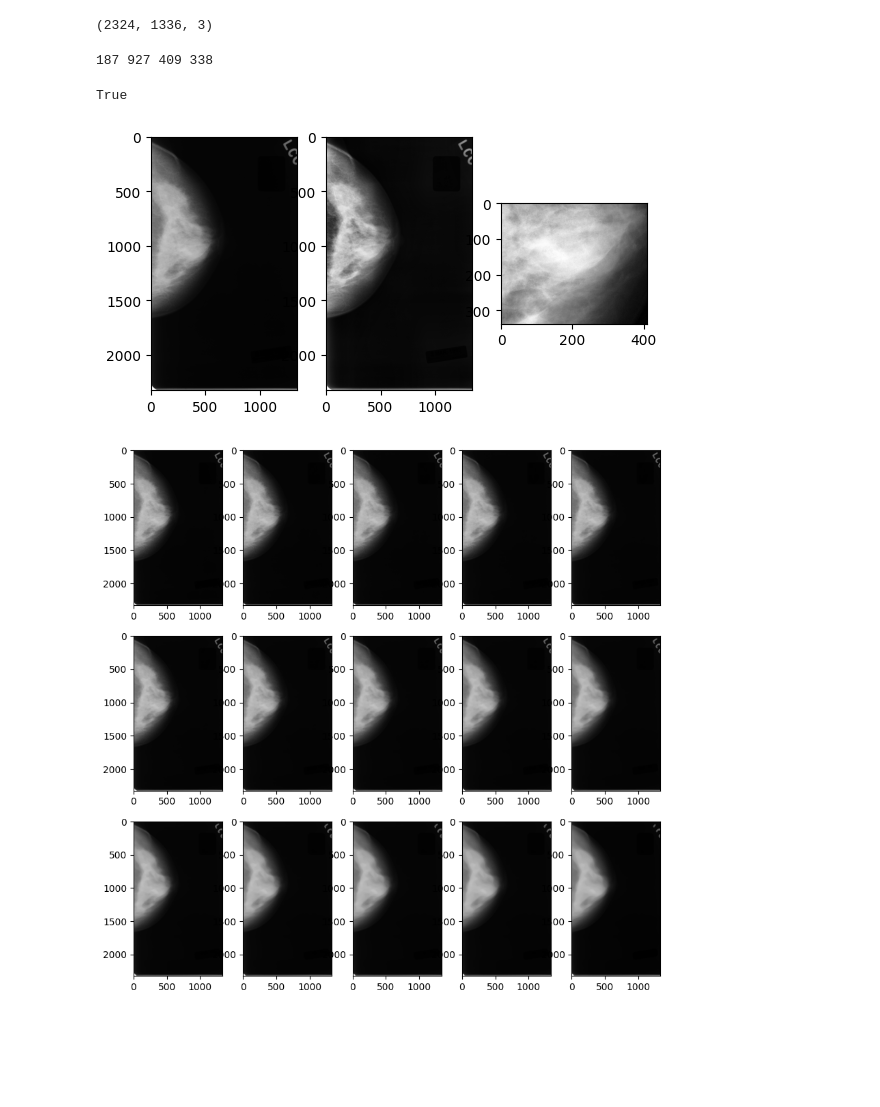
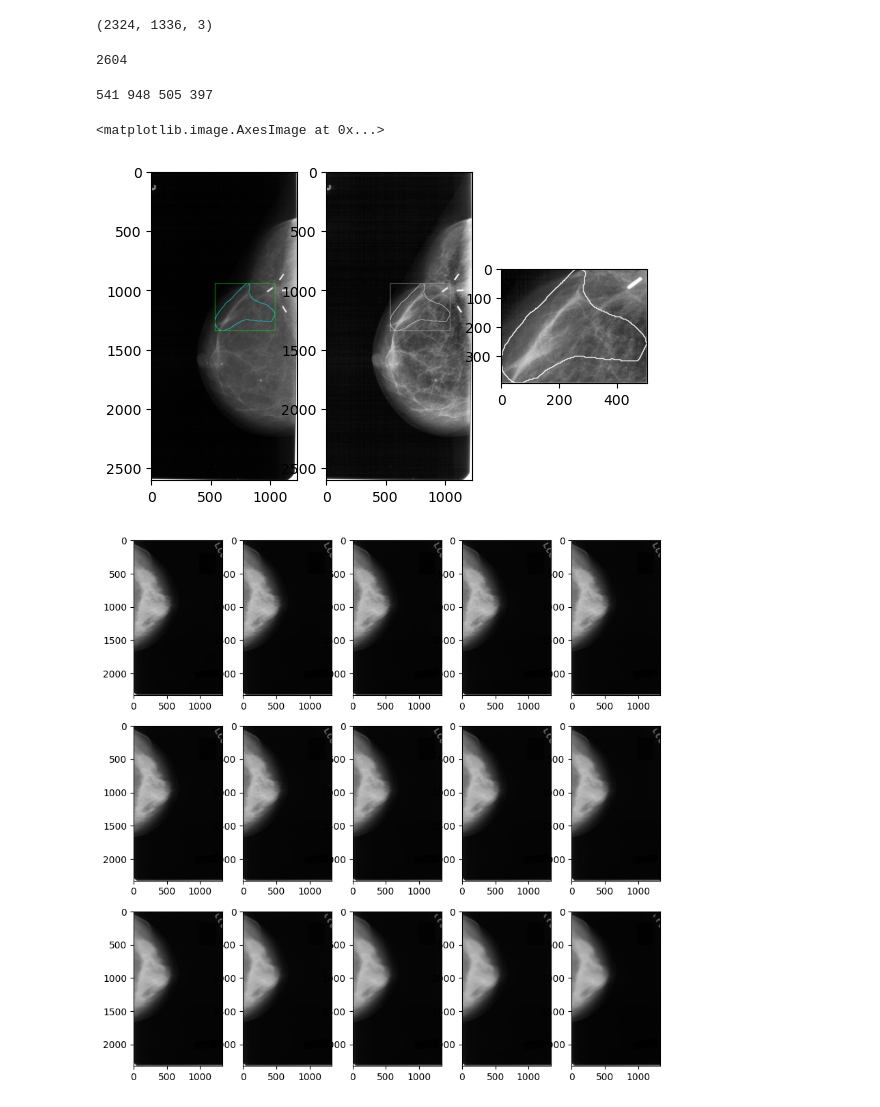
Before and after one commit to ChoyJJ/FYP_B, a Jupyter notebook: Pass_test/mini-DDSM_ROI_extraction.ipynb, the cells around one changed output. Drawn from its saved outputs; the diff is of its cells as text; code cells hidden in the pictures; blank space fills up the shorter version.

```diff
--- a/Pass_test/mini-DDSM_ROI_extraction.ipynb
+++ b/Pass_test/mini-DDSM_ROI_extraction.ipynb
@@ -153,35 +139,39 @@ img = cv2.imread(imgPATH + str("Benign/0029/C_0029_1.LEFT_CC.png"))
 img.shape
 # %% [output]
 (2324, 1336, 3)
+# %%
+img.shape[0]
+# %% [output]
+2604
 # %%
-img = cv2.imread(imgPATH + str("Benign/0029/C_0029_1.LEFT_CC_Mask.png"))
+img = cv2.imread(imgPATH + str("Cancer/1613/A_1613_1.LEFT_CC_Mask.png"))
 gray = cv2.cvtColor(img, cv2.COLOR_BGR2GRAY)
 ret,thresh = cv2.threshold(gray,127,255,0)
 contours, _ = cv2.findContours(thresh,cv2.RETR_TREE,cv2.CHAIN_APPROX_SIMPLE)
 cnt = contours[0]
 x,y,w,h = cv2.boundingRect(cnt)
-# img = cv2.drawContours(img,[cnt],0,(0,255,255),2)
-# img = cv2.rectangle(img,(x,y),(x+w,y+h),(0,255,0),2)
 print(x,y,w,h)
-data = cv2.imread(imgPATH + str("Benign/0029/C_0029_1.LEFT_CC.png"))
+data = cv2.imread(imgPATH + str("Cancer/1613/A_1613_1.LEFT_CC.png"))
+img = cv2.drawContours(data,[cnt],0,(0,255,255),2)
+img = cv2.rectangle(img,(x,y),(x+w,y+h),(0,255,0),2)
 data = cv2.cvtColor(data, cv2.COLOR_BGR2GRAY)
 
 plt.subplot(1,3,1)
-plt.imshow(data, cmap="gray")
+plt.imshow(img, cmap="gray")
 data = clahe.apply(data)
 plt.subplot(1,3,2)
 plt.imshow(data, cmap="gray")
 data = data[y:y+h,x:x+w]
 plt.subplot(1,3,3)
 plt.imshow(data, cmap="gray")
-cv2.imwrite(PATH+str("testing1.png")
-            ,data
-            # ,[cv2.IMWRITE_JPEG_QUALITY, 100]
-            )
+# cv2.imwrite(PATH+str("testing1.png")
+#             ,data
+#             # ,[cv2.IMWRITE_JPEG_QUALITY, 100]
+#             )
 # %% [output]
-187 927 409 338
+541 948 505 397
-True
+<matplotlib.image.AxesImage at 0x...>
-[figure, old version]
+[figure, new version]
 # %%
 data = cv2.imread(imgPATH + str("Benign/0029/C_0029_1.LEFT_CC.png"))
 data = cv2.cvtColor(data, cv2.COLOR_BGR2GRAY)
```
Also changed, not shown: parts of 3 cells of this notebook, 7 other files.
